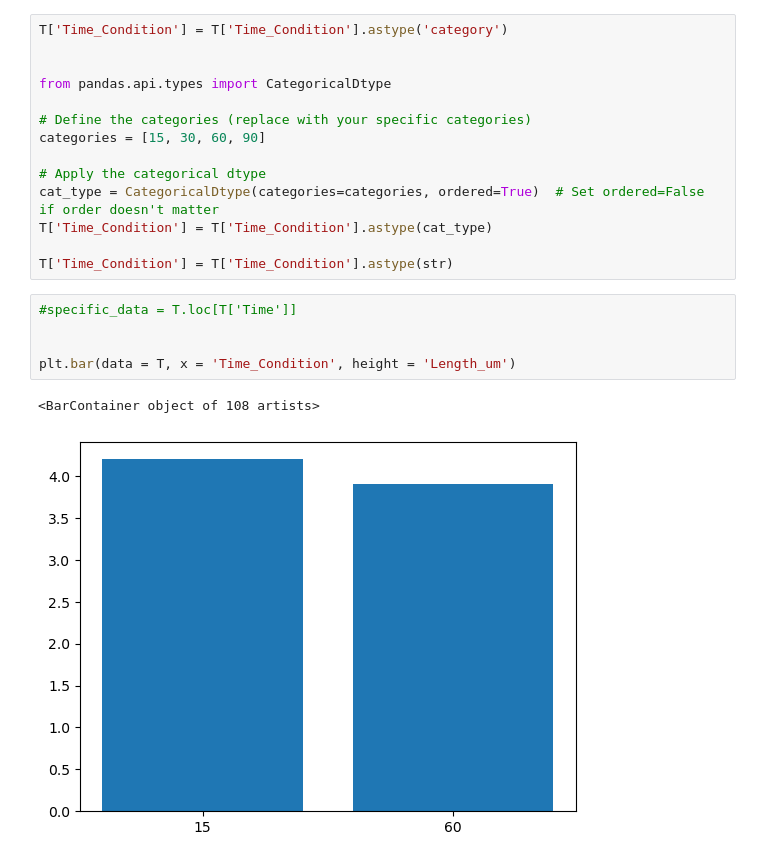
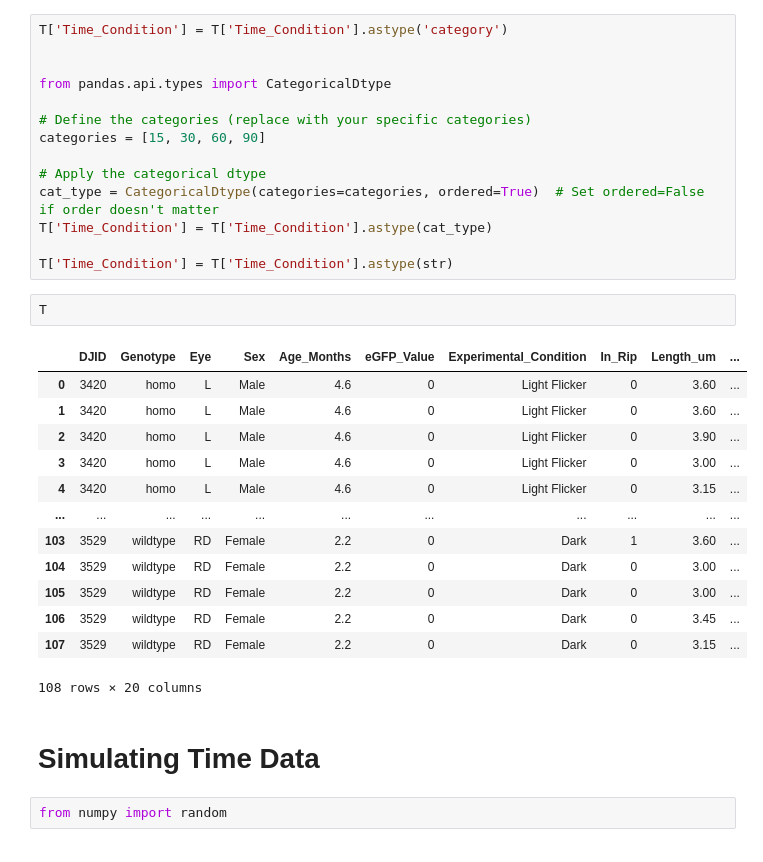
Before and after one commit to rltinio/ImageAnalysis, a Jupyter notebook: Integral_Visualizations.ipynb, the cells around one changed output. Cells and saved outputs as stored; diff of their text form.

```diff
--- a/Integral_Visualizations.ipynb
+++ b/Integral_Visualizations.ipynb
@@ -252,11 +239,23 @@ cat_type = CategoricalDtype(categories=categories, ordered=True)  # Set ordered=
 T['Time_Condition'] = T['Time_Condition'].astype(cat_type)
 
 T['Time_Condition'] = T['Time_Condition'].astype(str)
-# %%
-#specific_data = T.loc[T['Time']]
-
-
-plt.bar(data = T, x = 'Time_Condition', height = 'Length_um')
-# %% [output]
-<BarContainer object of 108 artists>
-[figure, removed]
+# %%
+T
+# %% [output]
+|  | DJID | Genotype | Eye | Sex | Age_Months | eGFP_Value | Experimental_Condition | In_Rip | Length_um | ... |
+| 0 | 3420 | homo | L | Male | 4.6 | 0 | Light Flicker | 0 | 3.60 | ... |
+| 1 | 3420 | homo | L | Male | 4.6 | 0 | Light Flicker | 0 | 3.60 | ... |
+| 2 | 3420 | homo | L | Male | 4.6 | 0 | Light Flicker | 0 | 3.90 | ... |
+| 3 | 3420 | homo | L | Male | 4.6 | 0 | Light Flicker | 0 | 3.00 | ... |
+| 4 | 3420 | homo | L | Male | 4.6 | 0 | Light Flicker | 0 | 3.15 | ... |
+| ... | ... | ... | ... | ... | ... | ... | ... | ... | ... | ... |
+| 103 | 3529 | wildtype | RD | Female | 2.2 | 0 | Dark | 1 | 3.60 | ... |
+| 104 | 3529 | wildtype | RD | Female | 2.2 | 0 | Dark | 0 | 3.00 | ... |
+| 105 | 3529 | wildtype | RD | Female | 2.2 | 0 | Dark | 0 | 3.00 | ... |
+| 106 | 3529 | wildtype | RD | Female | 2.2 | 0 | Dark | 0 | 3.45 | ... |
+| 107 | 3529 | wildtype | RD | Female | 2.2 | 0 | Dark | 0 | 3.15 | ... |
+108 rows × 20 columns
+# %% [markdown]
+# Simulating Time Data
+# %%
+from numpy import random
```
Also changed, not shown: parts of 5 cells of this notebook, 2 other files.
